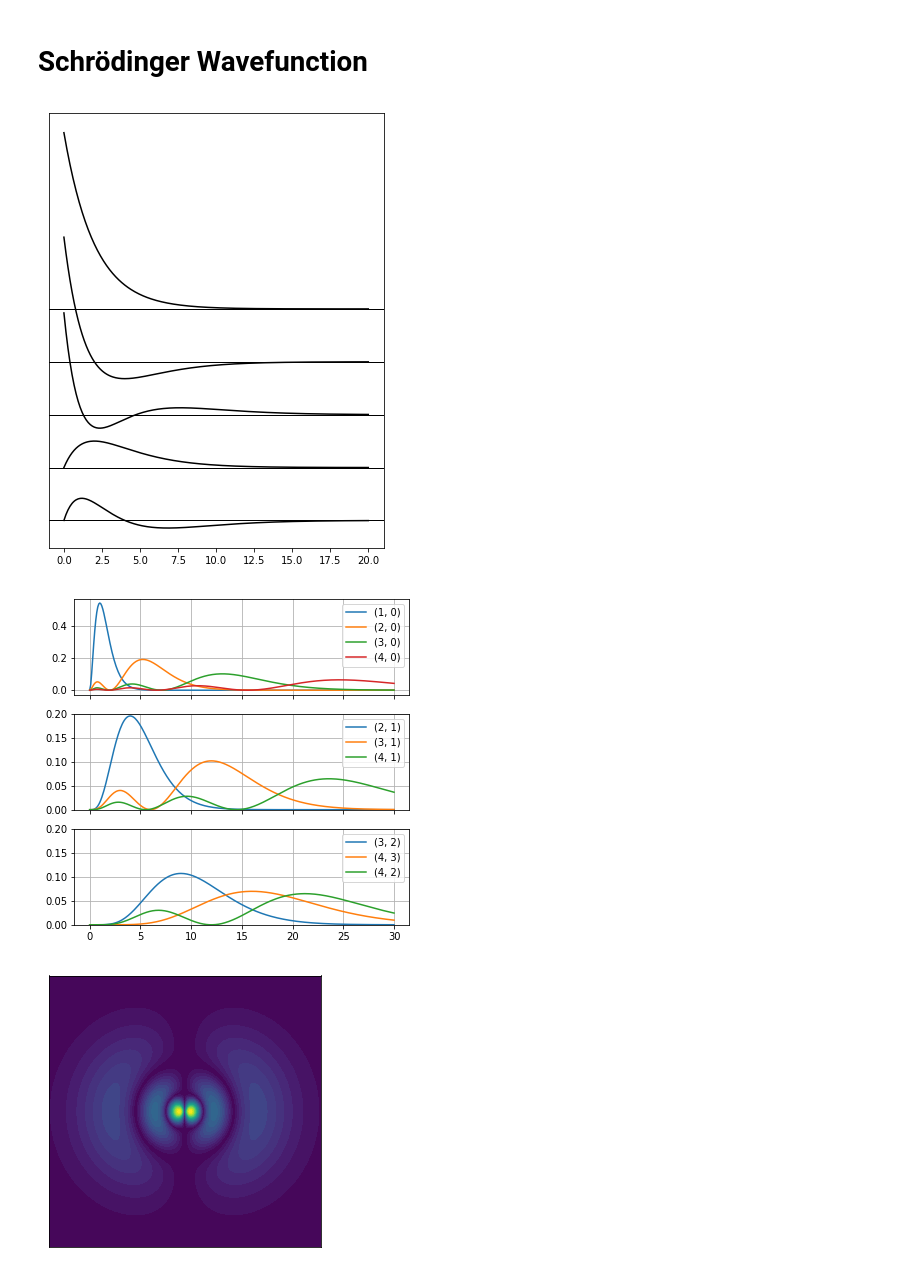
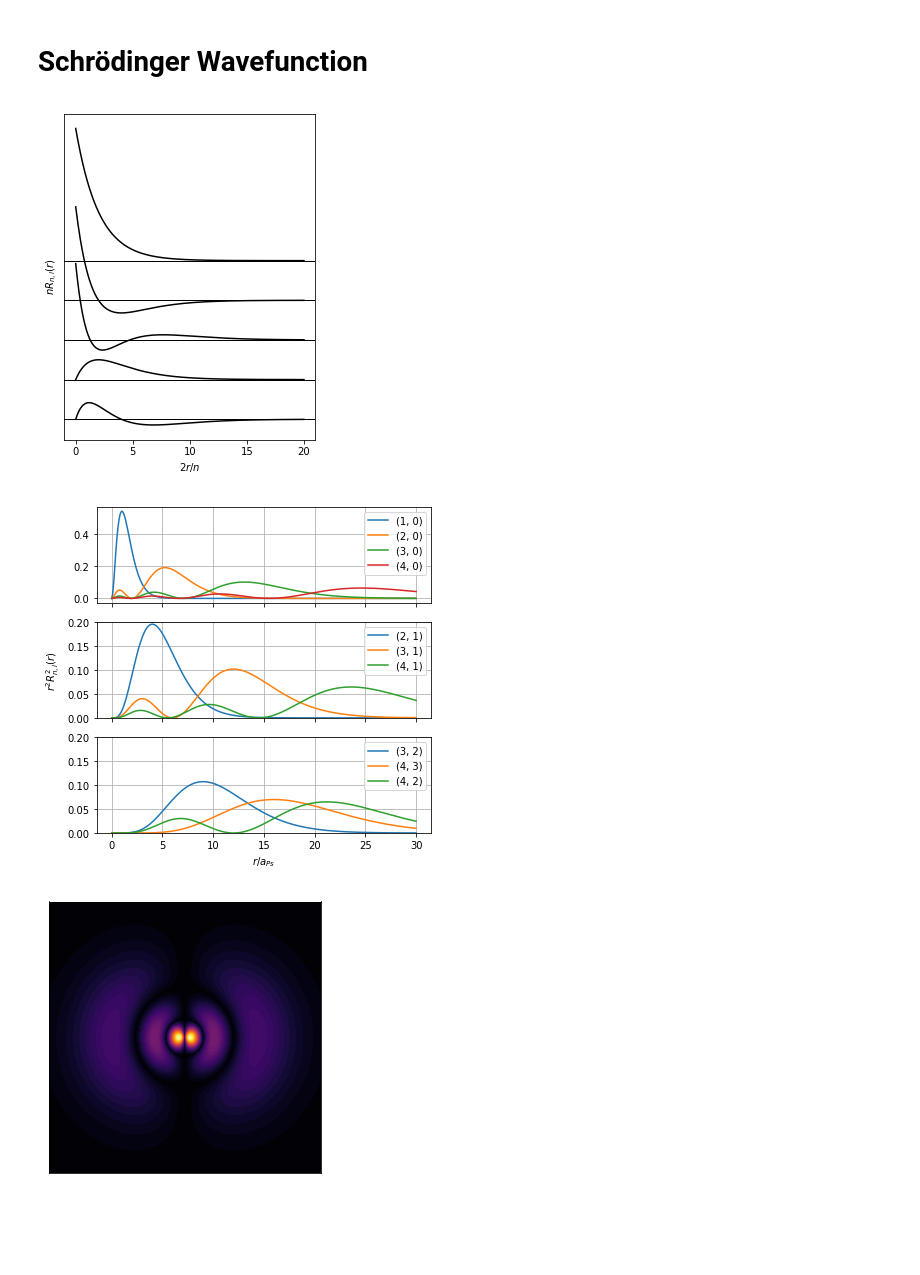
Before and after one commit to PositroniumSpectroscopy/positronium, a Jupyter notebook: notebooks/Wavefunction.ipynb, the cells around one changed output. Drawn from its saved outputs; the diff is of its cells as text; code cells hidden in the pictures; blank space fills up the shorter version.

```diff
--- a/notebooks/Wavefunction.ipynb
+++ b/notebooks/Wavefunction.ipynb
@@ -7,7 +7,7 @@ import numpy as np
 import matplotlib.pyplot as plt
 from positronium.wavefunction import radial_wf, wf
 # %%
-fig, ax = plt.subplots(1, 1, figsize=(6, 8), sharex=True)
+fig, ax = plt.subplots(1, 1, figsize=(4.5, 6), sharex=True)
 
 yoffset = 0.6
 for i, (n, l) in enumerate([(3, 1), (2, 1), (3, 0), (2, 0), (1, 0)]):
@@ -17,9 +17,11 @@ for i, (n, l) in enumerate([(3, 1), (2, 1), (3, 0), (2, 0), (1, 0)]):
     ax.axhline(i*yoffset, lw=1, c='k')
 
 ax.set_yticks([])
+ax.set_ylabel(r'$n R_{n,l}(r)$')
+ax.set_xlabel(r'$2 r / n$')
 plt.show()
 # %% [output]
-[figure, old version]
+[figure, new version]
 # %%
 rvals = np.linspace(0, 30, 301)
 
@@ -44,39 +46,41 @@ axes[1].set_ylim(0, 0.5)
 axes[1].set_ylim(0, 0.2)
 axes[2].set_ylim(0, 0.2)
 
+axes[1].set_ylabel(r"$r^2 R_{n,l}^2 (r)$")
+axes[2].set_xlabel(r'$r / a_{Ps}$')
 plt.show()
 # %% [output]
-[figure, old version]
+[figure, new version]
 # %%
 # quantum state
 n = 4
 l = 1
 m = 1
 
 # spatial coords
 xrng = np.linspace(-10, 10, 301)
 yrng = np.linspace(-10, 10, 301)
 X, Y = np.meshgrid(xrng, yrng)
 rho = np.sqrt(X**2 + Y**2)
 theta = np.arctan2(X, Y)
 
 # wavefunction
 psi = wf(n, l, m)
 Z = psi(rho * n, theta, 0.0).real
 
 # plot
 fig, ax = plt.subplots(figsize=(5, 5))
-n_contours = 36
-ax.contourf(X, Y, abs(Z), n_contours, cmap='viridis')
+n_contours = 48
+ax.contourf(X, Y, abs(Z), n_contours, cmap='inferno')
 ax.set_aspect('equal')
 
 ## format
 ax.grid(False)
 ax.set_aspect('equal')
 ax.get_xaxis().set_visible(False)
 ax.get_yaxis().set_visible(False)
 
 ## output
 plt.show()
 # %% [output]
-[figure, old version]
+[figure, new version]
```
Also changed, not shown: 4 other files.
